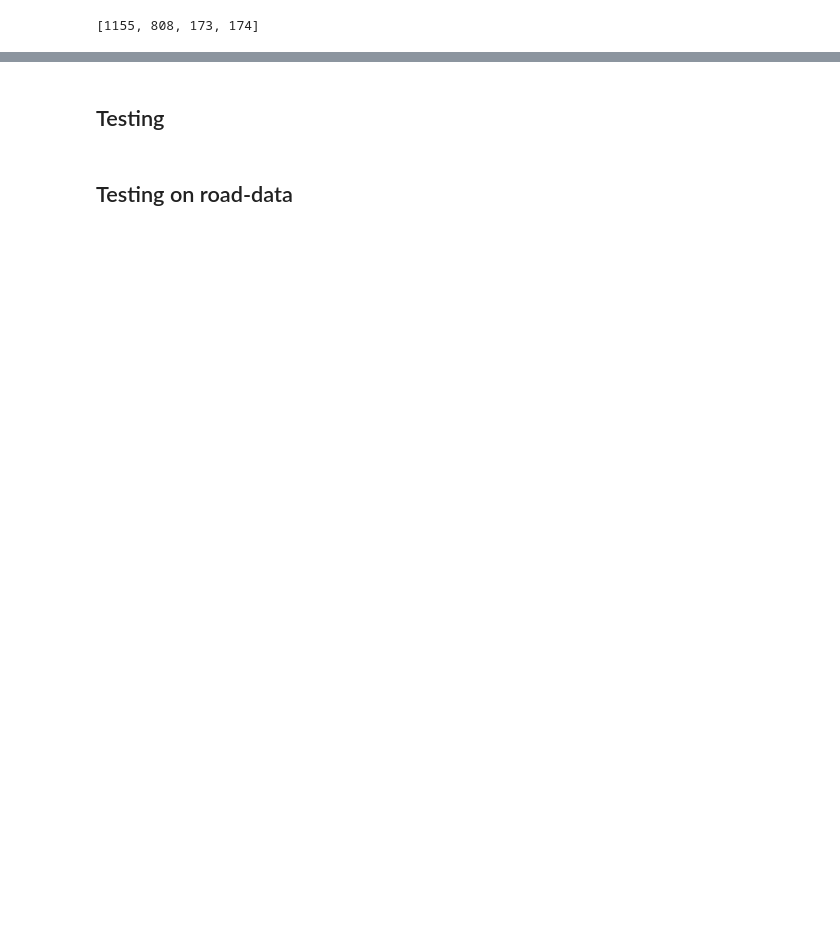
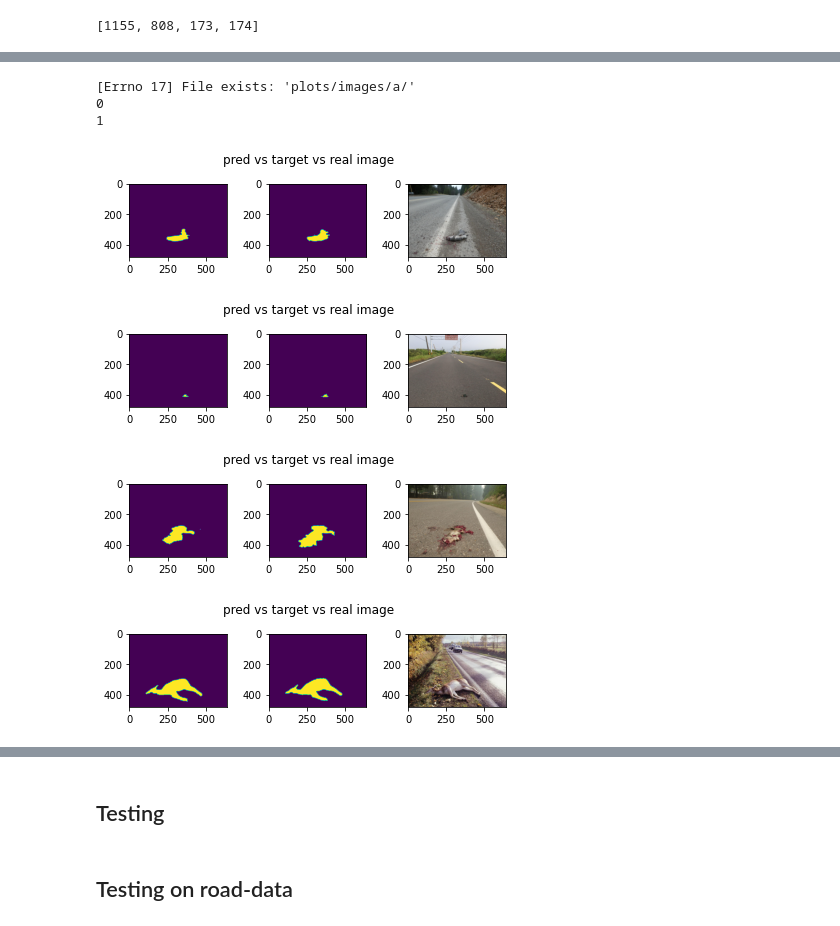
Before and after one commit to legendenomgeorg/roadkill_detection, a Jupyter notebook: train_deeplab.ipynb, the cells around one changed output, grey strips where cells are left out. Saved outputs shown, nothing was run; the diff lists cells and outputs as text; code cells hidden in the pictures; blank space fills up the shorter version.

```diff
--- a/train_deeplab.ipynb
+++ b/train_deeplab.ipynb
@@ -285,7 +337,7 @@ def plot_images_eval(n, model, DataLoader):
         plt3 = plt.imshow(new_image)
         if batch+1 == n:
             break
-model = torch.load('models/pytorch/weights_deeplab_2.pt')
+model = torch.load('models/pytorch/weights_deeplab_4.pt')
 model.to("cpu");
 test_dataloader = DataLoader(testset, batch_size=batch_size, shuffle=True)
-plot_images_eval(3, model, test_dataloader)
+#plot_images_eval(10, model, test_dataloader)
@@ -302,3 +344,61 @@ plot_images_eval(3, model, test_dataloader)
+# %%
+import cv2
+def plot_images_flat_eval(n, model, DataLoader,title = False):
+    torch.cuda.empty_cache()
+    #change save fodler here!!
+    path='plots/images/a/'
+    try:
+        os.mkdir(path)
+    except OSError as error:
+        print(error)
+    for batch, (t_image, mask) in enumerate(DataLoader):
+        outputs = model(t_image)
+        y_pred = outputs['out']
+        y_pred = np.squeeze(y_pred > 0.1)
+        print(batch)
+        for i in range(len(y_pred)):
+            fig,(ax1,ax2,ax3) = plt.subplots(1,3)
+
+            ax1.imshow(y_pred[i])
+            if title: #implement name
+                fig.suptitle()
+                fig.tight_layout();
+                plt.subplots_adjust(top=1.2);
+            else:
+                fig.suptitle('pred vs target vs real image')
+                fig.tight_layout();
+                plt.subplots_adjust(top=1.4);
+
+            ax2.imshow(mask.data[i])
+            image = t_image[i].T
+            image = torch.movedim(image,(0,1,2),(1,0,2)).numpy()
+            image = (image).astype(np.uint8)
+            image = image[...,::-1]
+
+            i0 = image[:,:,0][:,:,np.newaxis]
+            i1 = image[:,:,1][:,:,np.newaxis]
+            i2 = image[:,:,2][:,:,np.newaxis]
+            new_image = np.concatenate((i2,i1),axis = 2)
+            new_image = np.concatenate((new_image,i0),axis = 2)
+            ax3.imshow(new_image)
+
+
+            save_path = os.path.join(path,str(batch*2+i))
+            fig.savefig(save_path)
+        if batch+1 == n:
+            break
+model = torch.load('models/pytorch/weights_deeplab_lr0.0001_beta_0.7_0.9999_200epochs.pt')
+model.to("cpu");
+test_dataloader = DataLoader(testset, batch_size=batch_size, shuffle=True)
+plot_images_flat_eval(2, model, test_dataloader)
+# %% [output]
+[Errno 17] File exists: 'plots/images/a/'
+0
+1
+[figure, added]
+[figure, added]
+[figure, added]
+[figure, added]
 # %%
 import cv2
 def plot_road_images_eval(n, model, DataLoader, plot_tgt = True, title = True):
```
Also changed, not shown: parts of 12 cells of this notebook, 36 other files.
